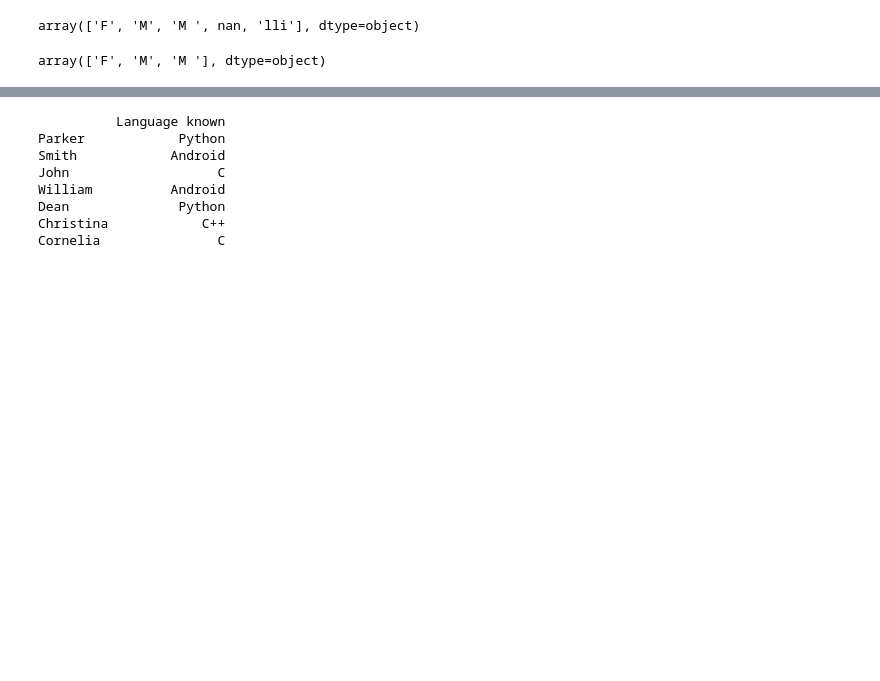
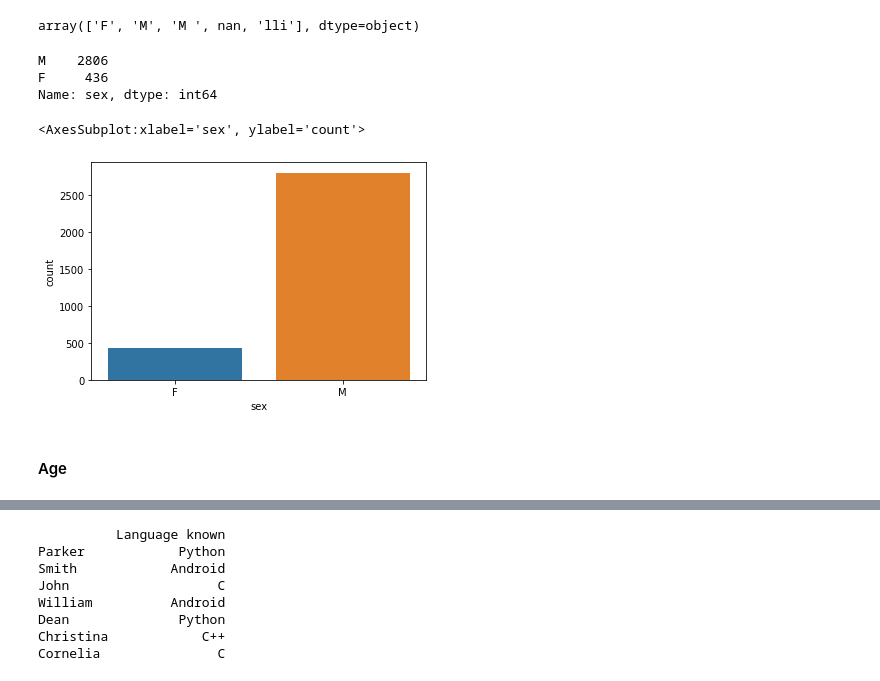
Before and after one commit to ju-br/Cleaning-data-and-evidence-based-insights-Shark-Attack-Project, a Jupyter notebook: Project 1 - Shark attack.ipynb, the cells around one changed output, grey strips where cells are left out. Cells and saved outputs as stored; diff of their text form; code cells hidden in the pictures; blank space fills up the shorter version.

```diff
--- a/Project 1 - Shark attack.ipynb
+++ b/Project 1 - Shark attack.ipynb
@@ -371,9 +341,17 @@ attacks["sex"].unique()
 # %% [output]
 array(['F', 'M', 'M ', nan, 'lli'], dtype=object)
 # %%
+attacks.loc[attacks['sex'].str.contains('M ', case=False, na=False), 'sex'] = 'M'
 attacks.drop(attacks[attacks["sex"] == 'lli'].index, inplace=True)
 attacks.drop(attacks[attacks["sex"] == 'nan'].index, inplace=True)
-attacks.dropna(subset=['sex'], inplace = True)
-attacks["sex"].unique()
-# %% [output]
-array(['F', 'M', 'M '], dtype=object)
+# %%
+attacks["sex"].value_counts()
+# %% [output]
+M    2806
+F     436
+Name: sex, dtype: int64
+# %%
+sns.countplot(x=attacks.sex)
+# %% [output]
+<AxesSubplot:xlabel='sex', ylabel='count'>
+[figure, added]
@@ -379,0 +360,2 @@ array(['F', 'M', 'M '], dtype=object)
+# %% [markdown]
+#### Age
```
Also changed, not shown: parts of 27 cells of this notebook.
